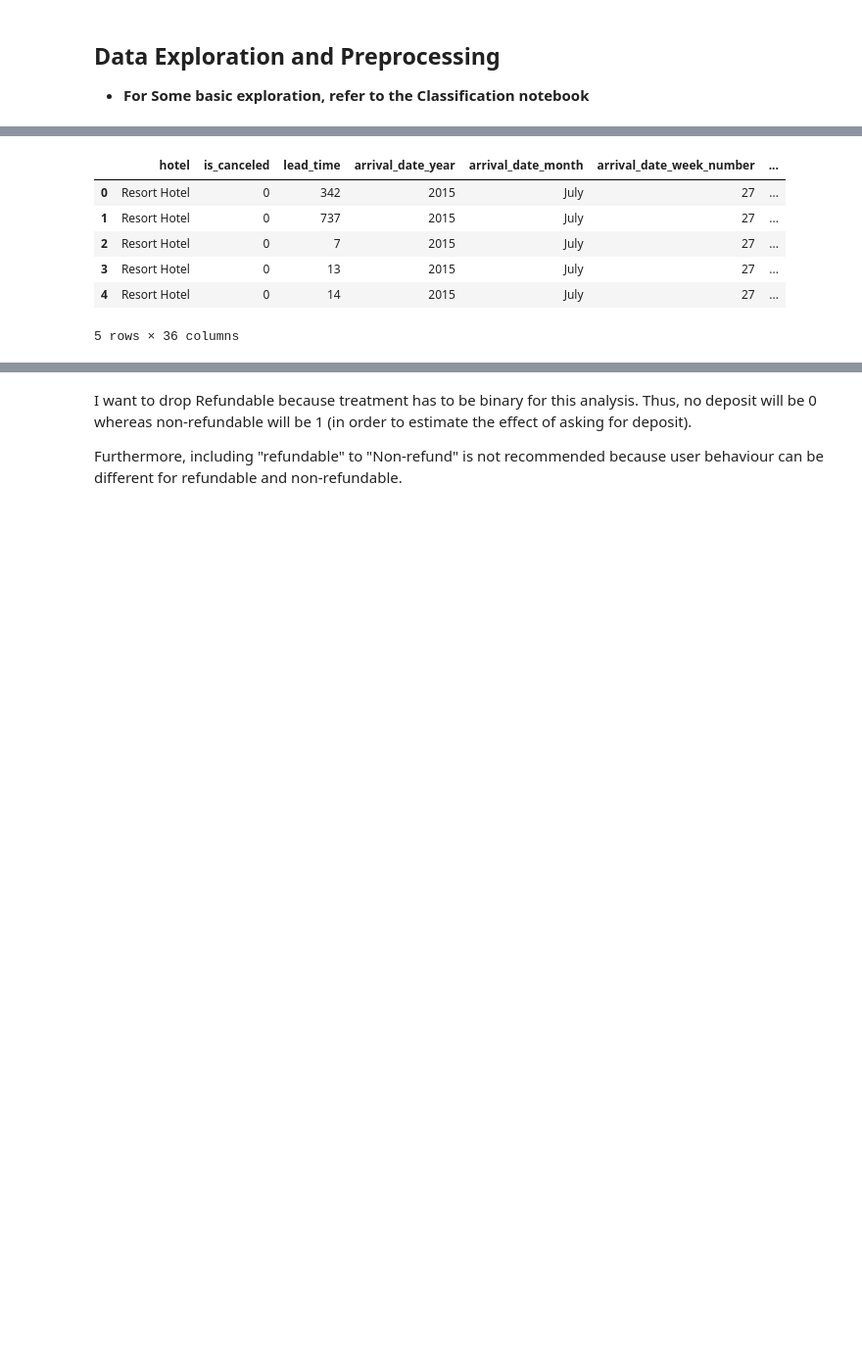
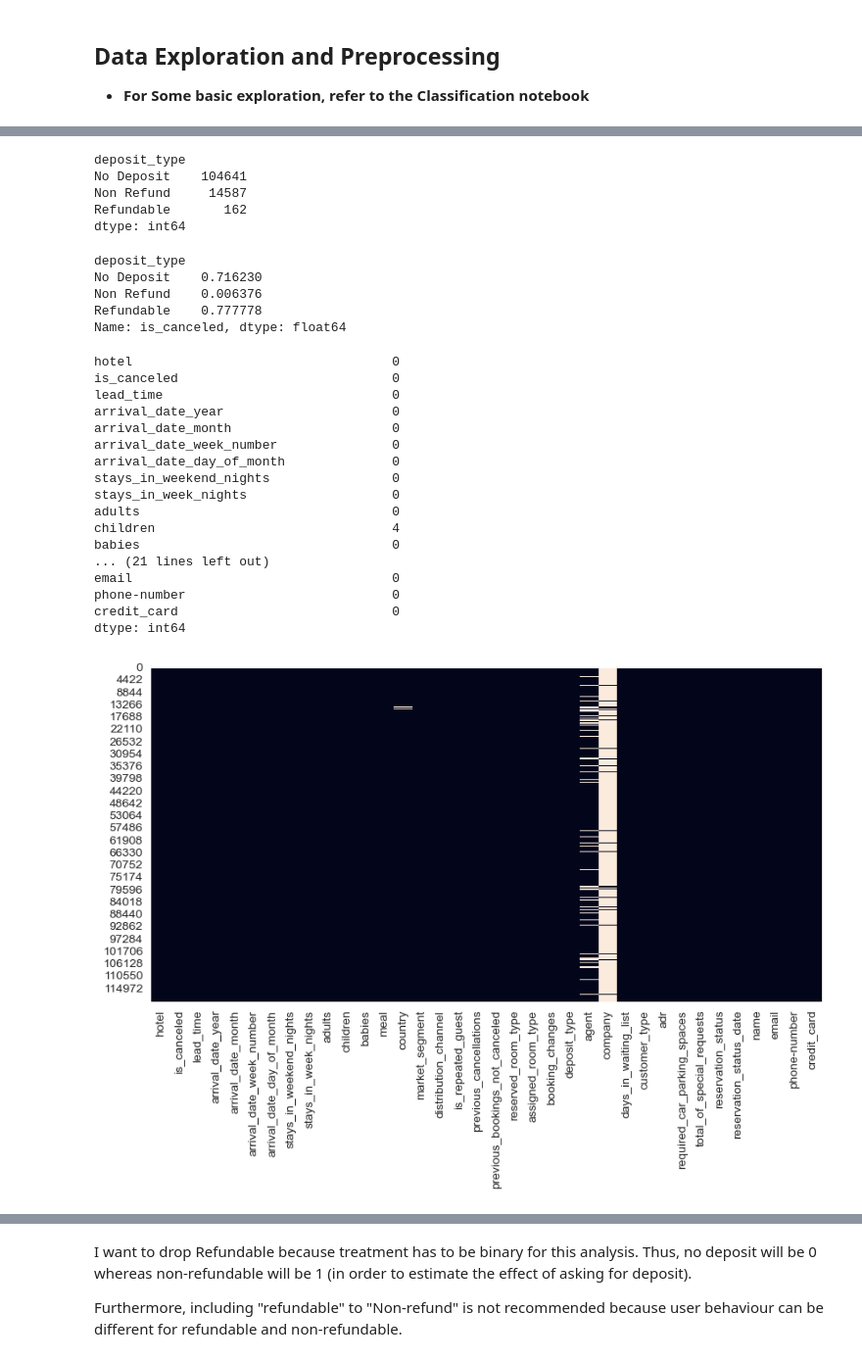
Before and after one commit to McGill-MMA-EnterpriseAnalytics/hotel-cancellation-analysis, a Jupyter notebook: causal_inference_kaz.ipynb, the cells around one changed output, grey strips where cells are left out. Shown: that part at 98% size. Cells and saved outputs as stored; diff of their text form; code cells hidden in the pictures; blank space fills up the shorter version.

```diff
--- a/causal_inference_kaz.ipynb
+++ b/causal_inference_kaz.ipynb
@@ -31,3 +33,6 @@ import matplotlib.pyplot as plt
 import seaborn as sns
 # %%
 df = pd.read_csv('hotel_booking.csv')
+# %%
+# replce the values for is_canceled (0 to 1, 1 to 0)
+df['is_canceled'] = df['is_canceled'].apply(lambda x: 1 if x == 0 else 0)
@@ -34,10 +66,44 @@ df = pd.read_csv('hotel_booking.csv')
+# %%
+df.groupby('deposit_type').size()
+# %% [output]
+deposit_type
+No Deposit    104641
+Non Refund     14587
+Refundable       162
+dtype: int64
+# %%
+# cancelation rate by deposit type
+df.groupby('deposit_type')['is_canceled'].mean()
+# %% [output]
+deposit_type
+No Deposit    0.716230
+Non Refund    0.006376
+Refundable    0.777778
+Name: is_canceled, dtype: float64
 # %%
-df.head()
+print(df.isnull().sum())
 # %% [output]
-|  | hotel | is_canceled | lead_time | arrival_date_year | arrival_date_month | arrival_date_week_number | ... |
-| 0 | Resort Hotel | 0 | 342 | 2015 | July | 27 | ... |
-| 1 | Resort Hotel | 0 | 737 | 2015 | July | 27 | ... |
-| 2 | Resort Hotel | 0 | 7 | 2015 | July | 27 | ... |
-| 3 | Resort Hotel | 0 | 13 | 2015 | July | 27 | ... |
-| 4 | Resort Hotel | 0 | 14 | 2015 | July | 27 | ... |
-5 rows × 36 columns
+hotel                                  0
+is_canceled                            0
+lead_time                              0
+arrival_date_year                      0
+arrival_date_month                     0
+arrival_date_week_number               0
+arrival_date_day_of_month              0
+stays_in_weekend_nights                0
+stays_in_week_nights                   0
+adults                                 0
+children                               4
+babies                                 0
+... (21 lines left out)
+email                                  0
+phone-number                           0
+credit_card                            0
+dtype: int64
+# %%
+# visualize the na values
+plt.figure(figsize=(10, 5))
+sns.heatmap(df.isnull(), cbar=False)
+plt.show()
+# %% [output]
+[figure, added]
```
Also changed, not shown: parts of 52 cells of this notebook.
